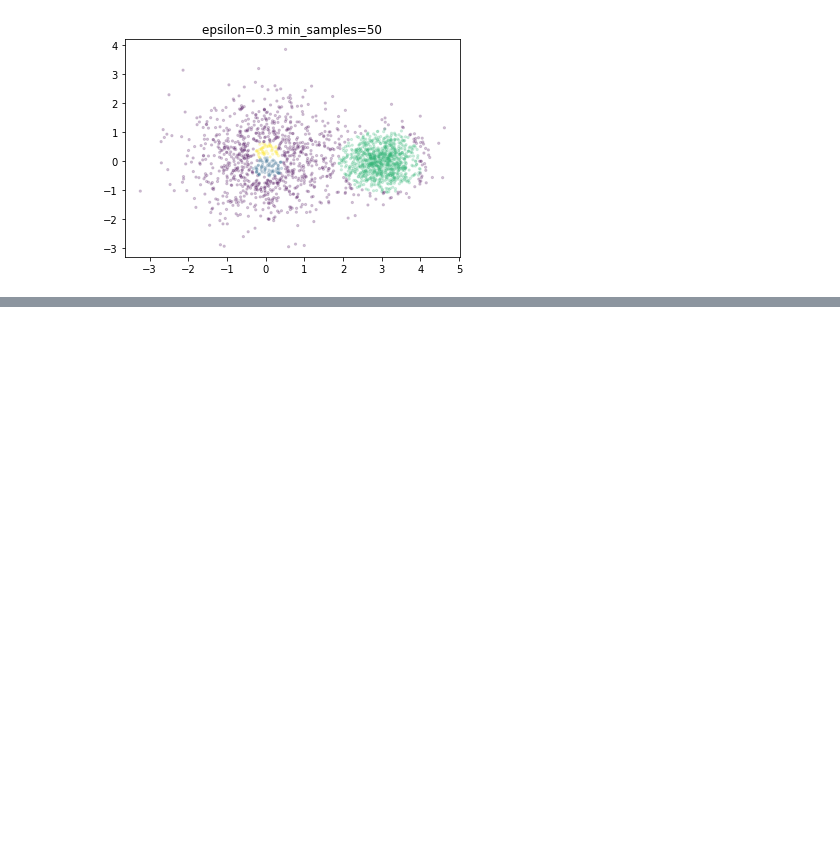
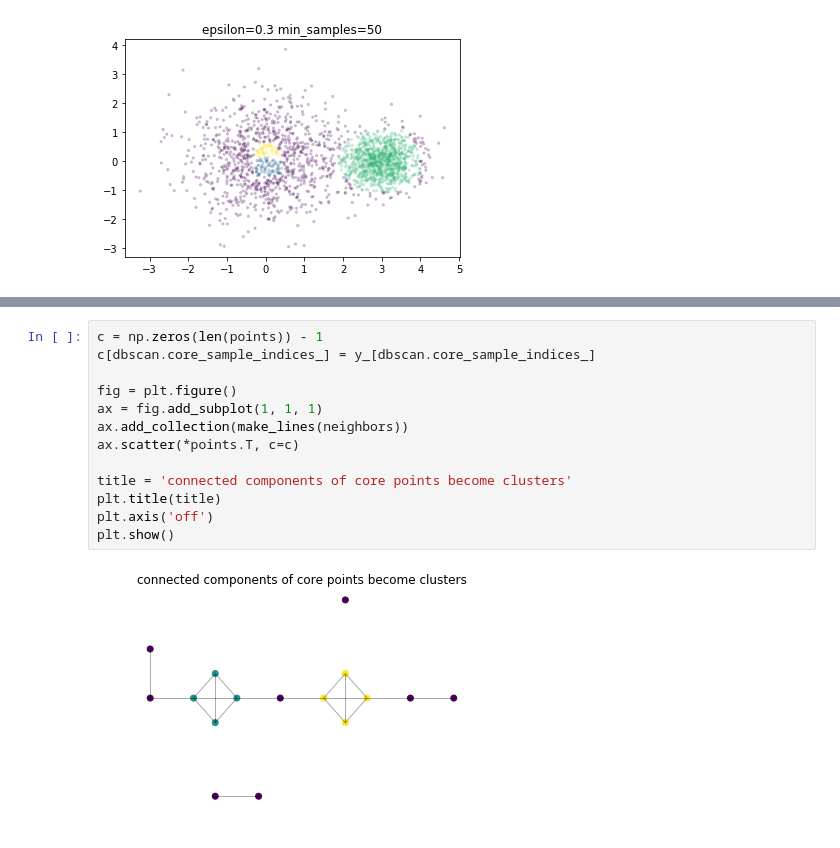
Before and after one commit to recursive-automata/demos, a Jupyter notebook: notebooks/dbscan_toy_problem.ipynb, the cells around one changed output, grey strips where cells are left out. Drawn from its saved outputs; the diff is of its cells as text; blank space fills up the shorter version.

```diff
--- a/notebooks/dbscan_toy_problem.ipynb
+++ b/notebooks/dbscan_toy_problem.ipynb
@@ -167,0 +255,15 @@ show_dbscan_2d(X_het_sked, 0.3, 50)
+# %%
+c = np.zeros(len(points)) - 1
+c[dbscan.core_sample_indices_] = y_[dbscan.core_sample_indices_]
+
+fig = plt.figure()
+ax = fig.add_subplot(1, 1, 1)
+ax.add_collection(make_lines(neighbors))
+ax.scatter(*points.T, c=c)
+
+title = 'connected components of core points become clusters'
+plt.title(title)
+plt.axis('off')
+plt.show()
+# %% [output]
+[figure, added]
```
Also changed, not shown: parts of 7 cells of this notebook.
